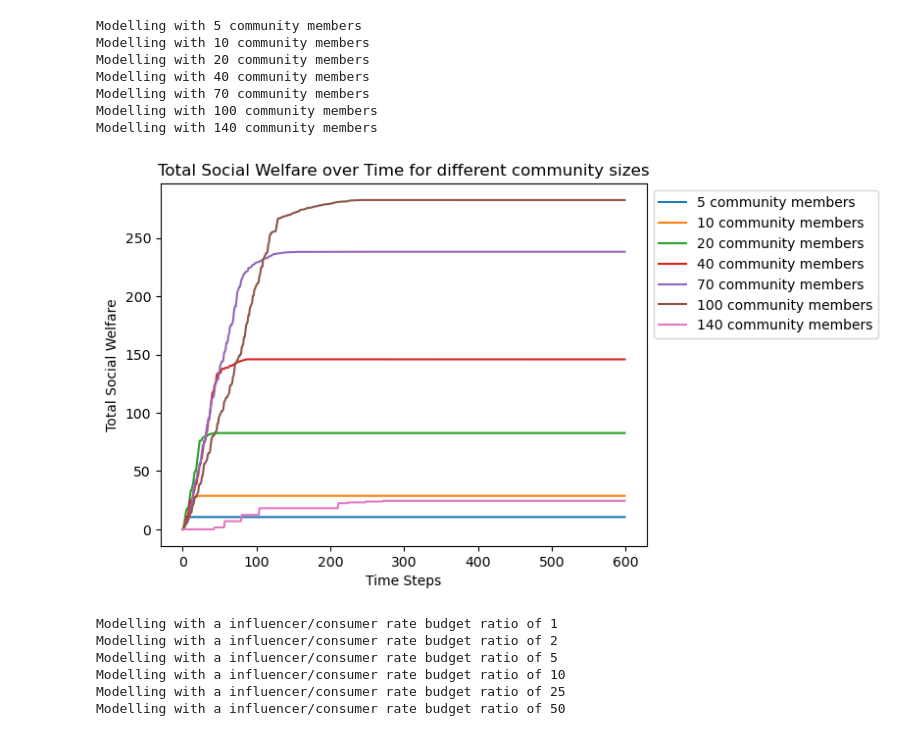
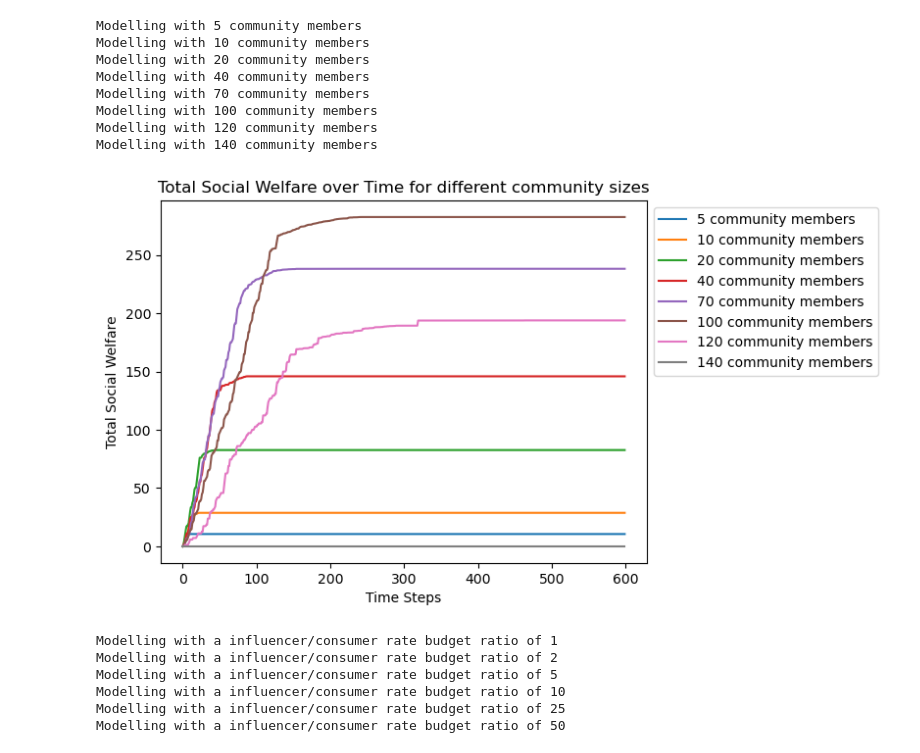
Before and after one commit to raymondmliu/multiagent-content-market, a Jupyter notebook: results.ipynb, the cells around one changed output. Cells and saved outputs as stored; diff of their text form; code cells hidden in the pictures.

```diff
--- a/results.ipynb
+++ b/results.ipynb
@@ -27,7 +27,7 @@ default_params = {
     'M': 5.0,
     'M_INFL': 25.0,
     'is_perfect': True,
-    'verbose': True,
+    'verbose': False,
     'influencer_update_frequency': 5
 }
 
@@ -99,10 +82,9 @@ np.random.seed(0)
 num_steps = 600
 
 params = default_params.copy()
-params['verbose'] = False
 min_params = default_min_params.copy()
 
-for n in [5, 10, 20, 40, 70, 100, 140]:
+for n in [5, 10, 20, 40, 70, 100, 120, 140]:
     print(f"Modelling with {n} community members")
 
     params['num_members'] = n
@@ -118,34 +100,35 @@ for n in [5, 10, 20, 40, 70, 100, 140]:
         prod_topics = prod_topics,
         infl_alloc = infl_alloc,
         mems_alloc = mems_alloc,
         min_params = default_min_params,
         f = default_f,
         g = default_g
     )
 
     for i in range(num_steps):
         model.step()
 
     agent_df = model.datacollector.get_agent_vars_dataframe()
     model_df = model.datacollector.get_model_vars_dataframe()
 
     plt.plot(model_df["Total Social Welfare"], label = f"{n} community members")
 
 plt.xlabel("Time Steps")
 plt.ylabel("Total Social Welfare")
 plt.legend()
 plt.title("Total Social Welfare over Time for different community sizes")
 plt.legend(bbox_to_anchor=(1, 1), loc="upper left")
 plt.show()
 # %% [output]
 Modelling with 5 community members
 Modelling with 10 community members
 Modelling with 20 community members
 Modelling with 40 community members
 Modelling with 70 community members
 Modelling with 100 community members
+Modelling with 120 community members
 Modelling with 140 community members
-[figure, old version]
+[figure, new version]
 # %%
 """
 VARYING RATE BUDGET RATIOS
```
Also changed, not shown: parts of 8 cells of this notebook.
